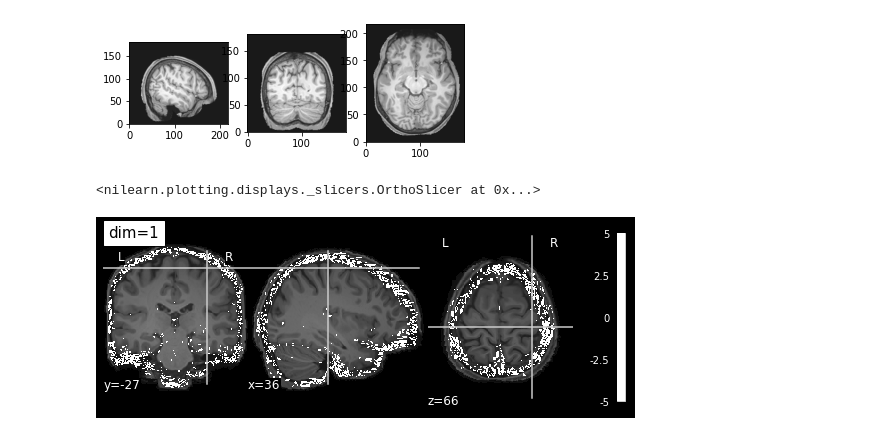
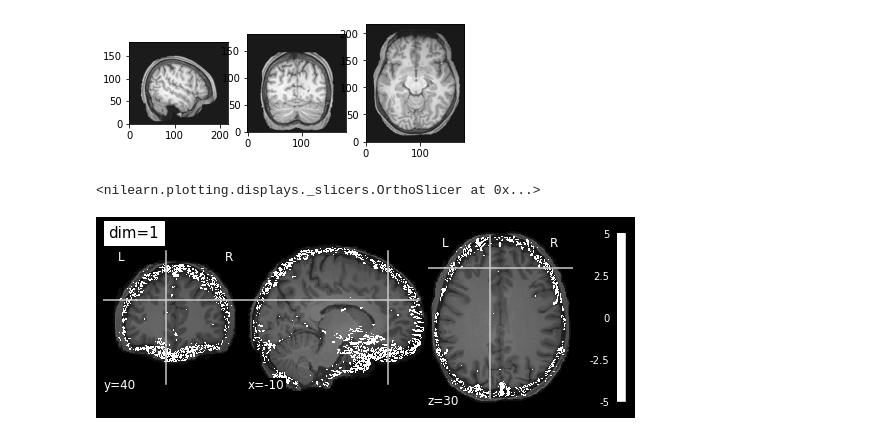
Before and after one commit to mjstarrett/nsdMemConn, a Jupyter notebook: ytli_load_beta_anat.ipynb, the cells around one changed output. Saved outputs shown, nothing was run; the diff lists cells and outputs as text; code cells hidden in the pictures.

Commit message:
MNI data loading

```diff
--- a/ytli_load_beta_anat.ipynb
+++ b/ytli_load_beta_anat.ipynb
@@ -13,5 +16,14 @@ subj01.head()
 | 3 | 1 | 1 | 1 | 4 | 67574 | 8823 | 0.505221 | 0 | 1.0 | 747.518479 | ... |
 | 4 | 1 | 1 | 1 | 5 | 16021 | 9538 | 0.505267 | 0 | 1.0 | 547.422774 | ... |
 # %%
+# loading MNI space data
 beta_ss1 = nib.load("/home/jovyan/shared/NSD/nsddata_betas/ppdata/subj01/MNI/betas_fithrf/betas_session01.nii.gz")
+brainmask = nib.load("/home/jovyan/shared/NSD/nsddata_betas/ppdata/subj01/MNI/betas_fithrf/valid_session01.nii.gz")
+mask = brainmask.get_fdata()
+
+MTLmask = nib.load("/home/jovyan/lh.MTL.nii.gz")
+MTL = MTLmask.get_fdata()
+
+anat_T1 = nib.load("./T1_to_MNI.nii.gz") # loading from the current directory
+anat_data = anat_T1.get_fdata()
 # %%
@@ -41,12 +58,12 @@ show_slices([anat_data[40, :, :],
 # %% [output]
 [figure]
 # %%
-from nilearn import plotting
-plotting.plot_stat_map("./subj01_temp.nii.gz",
-                       bg_img="/home/jovyan/T1_to_MNI.nii.gz",
-                       cut_coords=(36, -27, 66),
+# Overlay single trial's beta with the participant's T1 in MNI
+plotting.plot_stat_map(nib.Nifti1Image(data_masked, beta_ss1.affine), # this function needs a 3D data file
+                       bg_img="/home/jovyan/T1_to_MNI.nii.gz", # the anatomical background
+                       cut_coords=(-10, 40, 30),
                        threshold=5, title="dim=1",
                        dim=1,vmax=5)
 # %% [output]
 <nilearn.plotting.displays._slicers.OrthoSlicer at 0x...>
-[figure, old version]
+[figure, new version]
```
Also changed, not shown: parts of 18 cells of this notebook.
